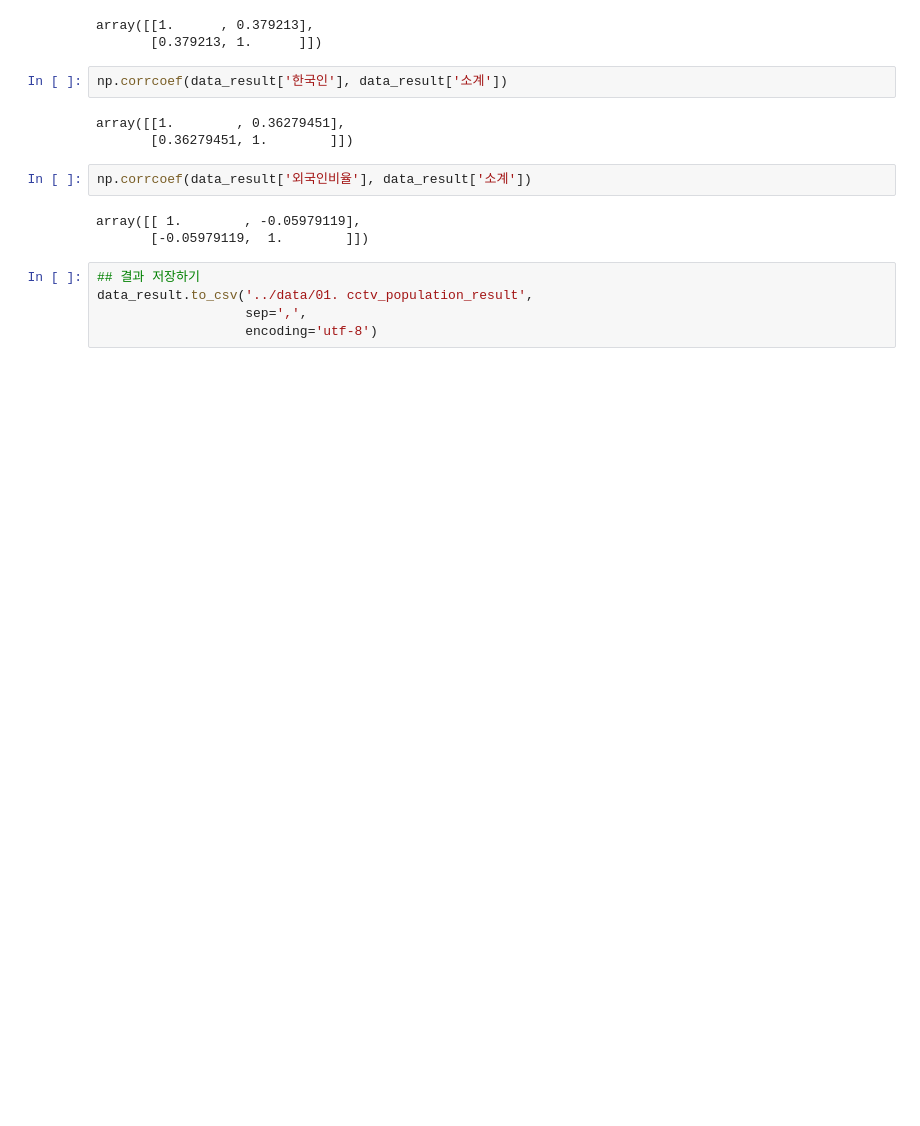
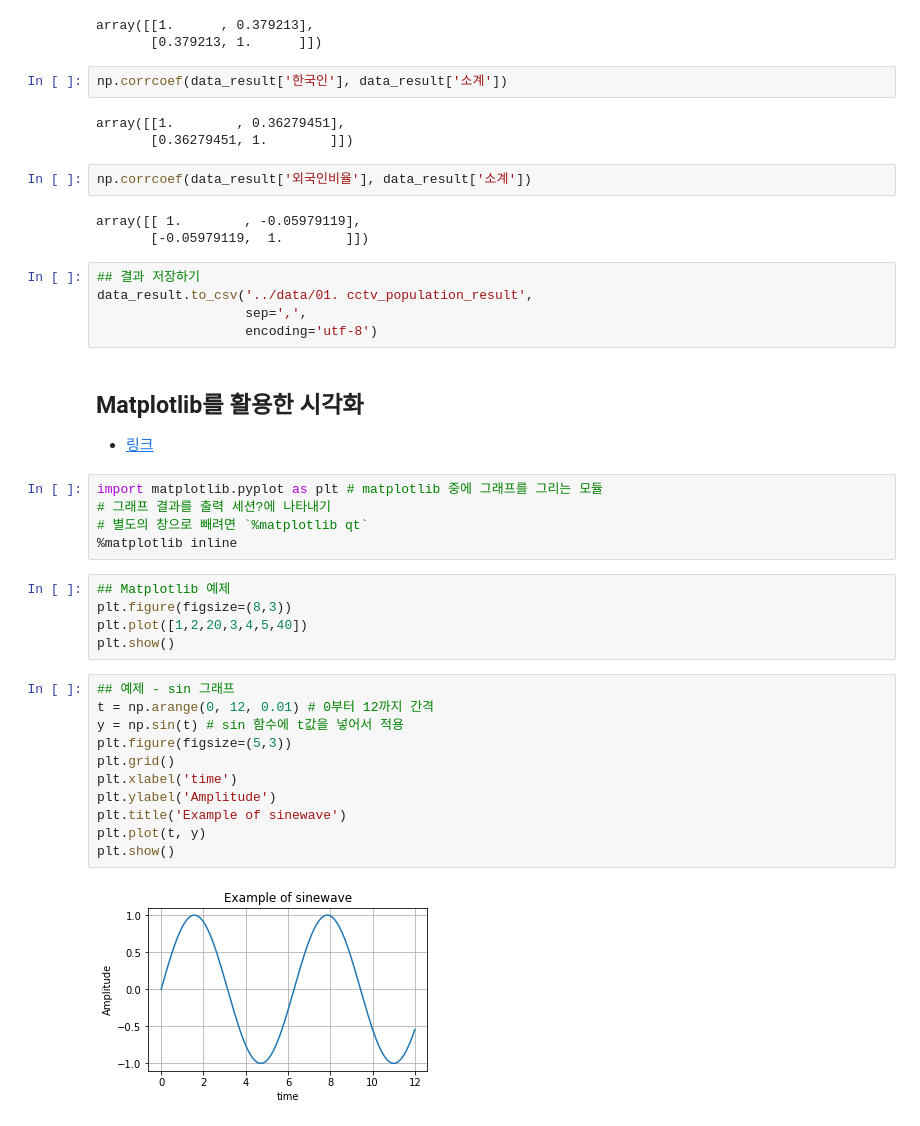
Before and after one commit to totoro2048/ksa_python_datascience, a Jupyter notebook: DataScience/source_code/[Day 1-2] 서울시 CCTV 현황 분석.ipynb, the cells around one changed output. Cells and saved outputs as stored; diff of their text form; blank space fills up the shorter version.

```diff
--- a/DataScience/source_code/[Day 1-2] 서울시 CCTV 현황 분석.ipynb
+++ b/DataScience/source_code/[Day 1-2] 서울시 CCTV 현황 분석.ipynb
@@ -287,3 +287,29 @@ array([[ 1.        , -0.05979119],
 data_result.to_csv('../data/01. cctv_population_result',
                    sep=',',
                    encoding='utf-8')
+# %% [markdown]
+## Matplotlib를 활용한 시각화
+- [링크](https://matplotlib.org/index.html)
+# %%
+import matplotlib.pyplot as plt # matplotlib 중에 그래프를 그리는 모듈
+# 그래프 결과를 출력 세션?에 나타내기
+# 별도의 창으로 빼려면 `%matplotlib qt`
+%matplotlib inline
+# %%
+## Matplotlib 예제
+plt.figure(figsize=(8,3))
+plt.plot([1,2,20,3,4,5,40])
+plt.show()
+# %%
+## 예제 - sin 그래프
+t = np.arange(0, 12, 0.01) # 0부터 12까지 간격
+y = np.sin(t) # sin 함수에 t값을 넣어서 적용
+plt.figure(figsize=(5,3))
+plt.grid()
+plt.xlabel('time')
+plt.ylabel('Amplitude')
+plt.title('Example of sinewave')
+plt.plot(t, y)
+plt.show()
+# %% [output]
+[figure, added]
```
Also changed, not shown: parts of 16 cells of this notebook.
